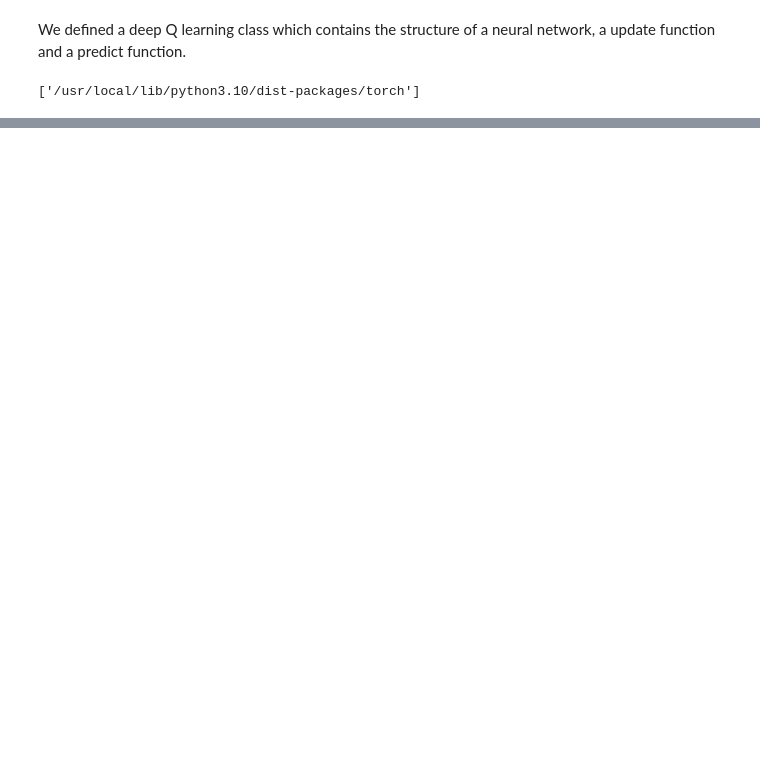
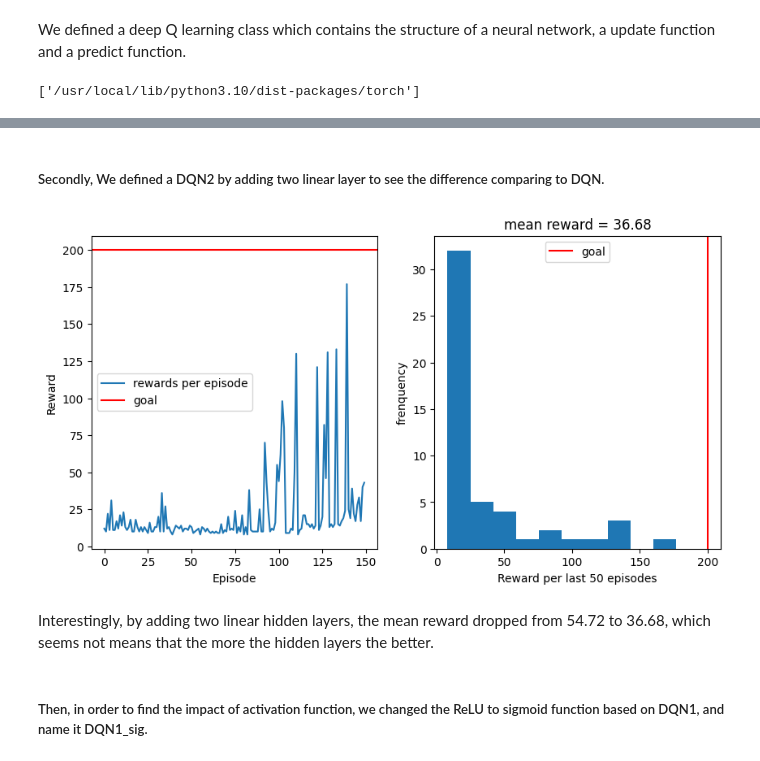
Before and after one commit to hxzxw/616final4, a Jupyter notebook: 616assessment4_xiuwen_zheng.ipynb, the cells around one changed output, grey strips where cells are left out. Saved outputs shown, nothing was run; the diff lists cells and outputs as text; code cells hidden in the pictures; blank space fills up the shorter version.

```diff
--- a/616assessment4_xiuwen_zheng.ipynb
+++ b/616assessment4_xiuwen_zheng.ipynb
@@ -174,0 +175,49 @@ DQN_process(env=env, model=dqn, episodes=150, gamma=0.9, epsilon=0.5)
+# %% [markdown]
+##### Secondly, We defined a DQN2 by adding two linear layer to see the difference comparing to DQN.
+# %%
+import torch
+import numpy as np
+
+class DQN2:
+    def __init__(self, state_dim, action_dim, hidden_dim=64, lr=0.001):
+        """
+        state_dim: input dimensions
+        action_dim: output dimension(s)
+        hidden_dim: set 64 hidden dimensions
+        lr: learning rate
+        """
+        # define a Neural Network with two additional hidden layers
+        self.model = torch.nn.Sequential(
+            torch.nn.Linear(state_dim, hidden_dim),
+            torch.nn.ReLU(),
+            torch.nn.Linear(hidden_dim, hidden_dim * 2),
+            torch.nn.ReLU(),
+            torch.nn.Linear(hidden_dim * 2, hidden_dim * 2),  # additional layer
+            torch.nn.ReLU(),                    # activation function for the additional layer
+            torch.nn.Linear(hidden_dim * 2, hidden_dim),     # another additional layer
+            torch.nn.ReLU(),                    # activation function for the additional layer
+            torch.nn.Linear(hidden_dim, action_dim)
+        )
+        self.criterion = torch.nn.MSELoss()  # use MSE as criterion
+        self.optimizer = torch.optim.Adam(self.model.parameters(), lr=lr)  # use Adam optimizer
+
+    def update(self, state, q):
+        q_pred = self.model(torch.Tensor(state))  # predict q value
+        loss = self.criterion(q_pred, torch.Tensor(q))  # calculate loss function
+        self.optimizer.zero_grad()  # reset the gradient to 0
+        loss.backward()  # backward process
+        self.optimizer.step()  # update the optimizer
+
+    def predict(self, state: np.ndarray) -> torch.Tensor:
+        with torch.no_grad():
+            return self.model(torch.Tensor(state))  # prediction value should not be regarded as the "update value"
+# %%
+# result of DQN2
+dqn2 = DQN2(state_dim=4, action_dim=2, hidden_dim = 64, lr=0.001)
+DQN_process(env=env, model=dqn2, episodes=150, gamma=0.9, epsilon=0.5)
+# %% [output]
+[figure, added]
+# %% [markdown]
+Interestingly, by adding two linear hidden layers, the mean reward dropped from 54.72 to 36.68, which seems not means that the more the hidden layers the better.
+# %% [markdown]
+##### Then, in order to find the impact of activation function, we changed the ReLU to sigmoid function based on DQN1, and name it DQN1_sig.
```
Also changed, not shown: parts of 14 cells of this notebook, 1 other file.
